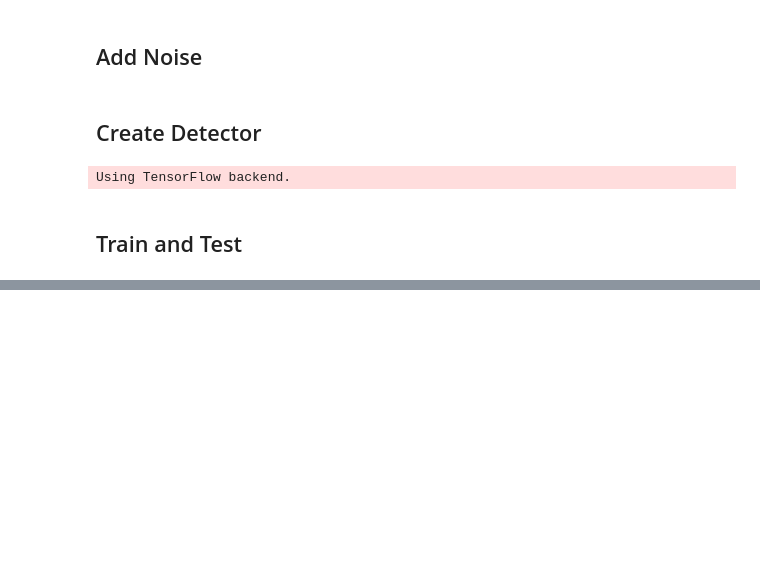
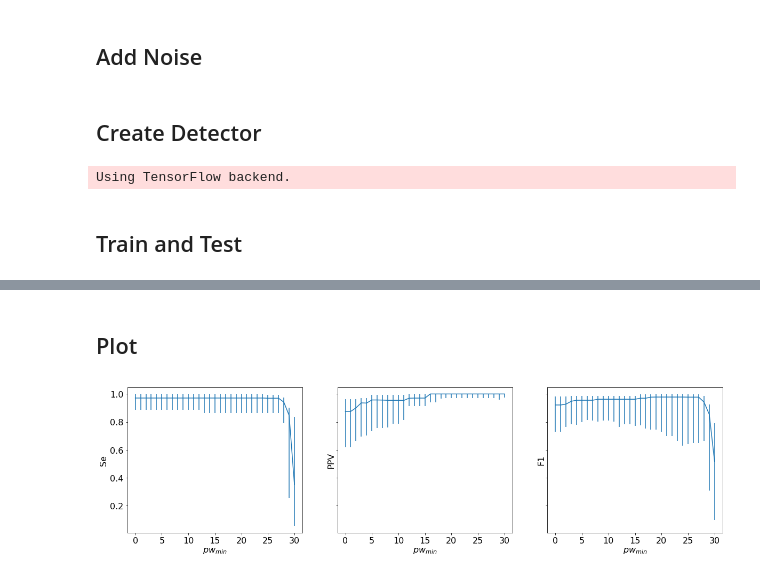
Before and after one commit to jchromik/qrs-certainty, a Jupyter notebook: notebooks/Plateau Width.ipynb, the cells around one changed output, grey strips where cells are left out. Cells and saved outputs as stored; diff of their text form; code cells hidden in the pictures; blank space fills up the shorter version.

```diff
--- a/notebooks/Plateau Width.ipynb
+++ b/notebooks/Plateau Width.ipynb
@@ -106,0 +152,44 @@ metrics
+# %%
+se_medians = np.nanmedian(ses, axis=0)
+se_percentiles = [
+    se_medians - np.nanpercentile(ses, 25, axis=0),
+    np.nanpercentile(ses, 75, axis=0) - se_medians]
+
+ppv_medians = np.nanmedian(ppvs, axis=0)
+ppv_percentiles = [
+    ppv_medians - np.nanpercentile(ppvs, 25, axis=0),
+    np.nanpercentile(ppvs, 75, axis=0) - ppv_medians]
+
+f1_medians = np.nanmedian(f1s, axis=0)
+f1_percentiles = [
+    f1_medians - np.nanpercentile(f1s, 25, axis=0),
+    np.nanpercentile(f1s, 75, axis=0) - f1_medians]
+# %% [markdown]
+## Plot
+# %%
+import matplotlib.pyplot as plt
+
+plt.rcParams.update({'font.size': 16})
+ticks = [0, 5, 10, 15, 20, 25, 30]
+
+fig, (ax_se, ax_ppv, ax_f1) = plt.subplots(ncols=3, sharey=True)
+fig.set_size_inches(20,5)
+
+ax_se.errorbar(min_plateau_widths, se_medians, yerr=se_percentiles)
+ax_se.set_xticks(ticks)
+ax_se.set_xlabel(r"$pw_{min}$")
+ax_se.set_ylabel("Se")
+
+ax_ppv.errorbar(min_plateau_widths, ppv_medians, yerr=ppv_percentiles)
+ax_ppv.set_xticks(ticks)
+ax_ppv.set_xlabel(r"$pw_{min}$")
+ax_ppv.set_ylabel("PPV")
+
+ax_f1.errorbar(min_plateau_widths, f1_medians, yerr=f1_percentiles)
+ax_f1.set_xticks(ticks)
+ax_f1.set_xlabel(r"$pw_{min}$")
+ax_f1.set_ylabel("F1")
+
+plt.show()
+# %% [output]
+[figure, added]
```
Also changed, not shown: parts of 11 cells of this notebook.
